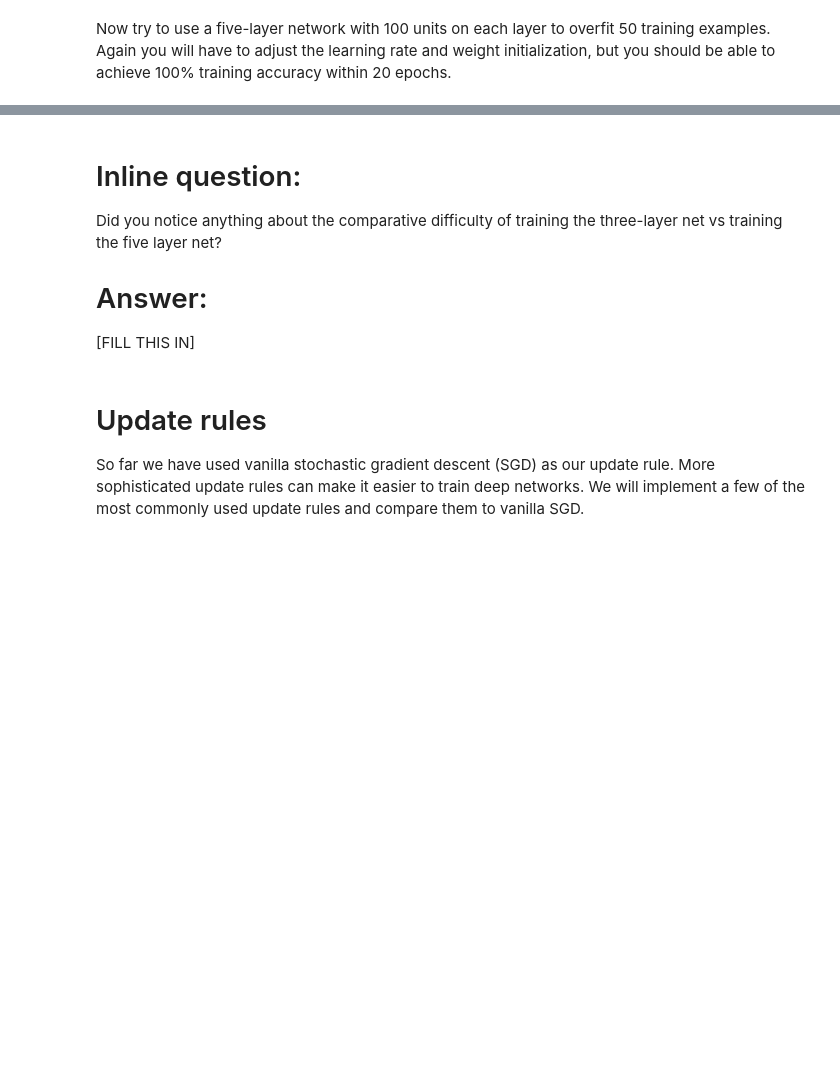
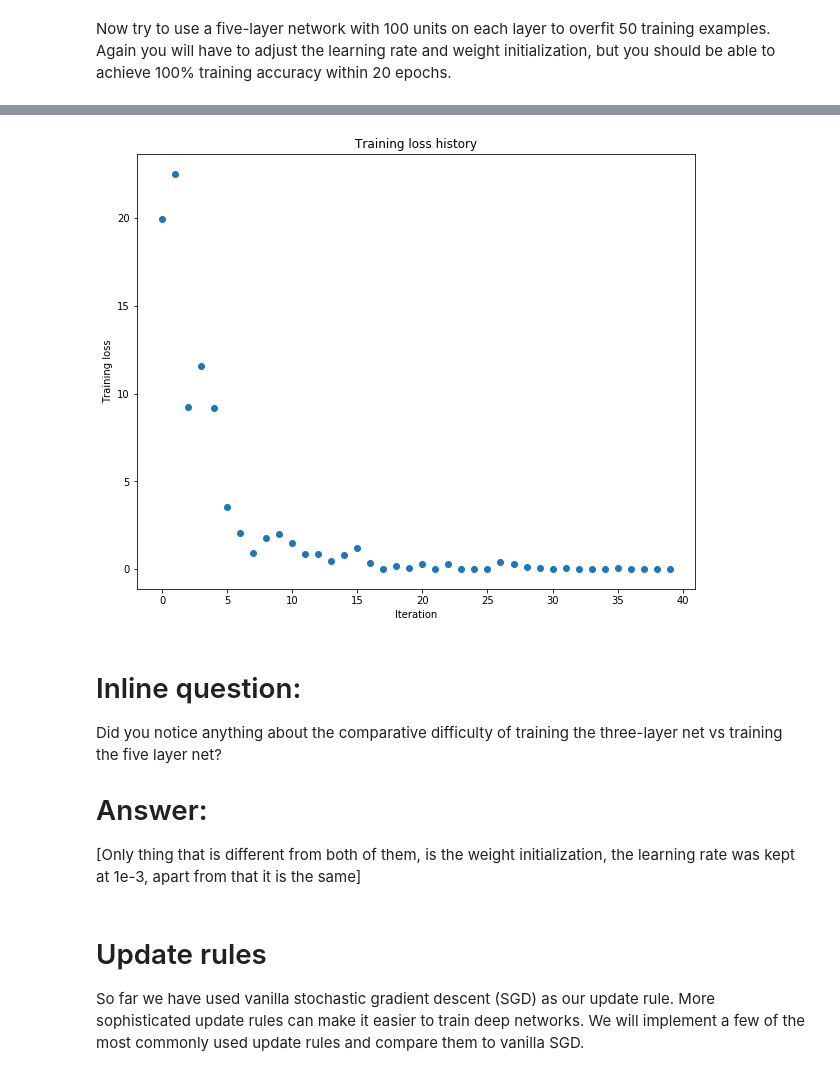
Before and after one commit to Raiszo/cs231n, a Jupyter notebook: assignment2/FullyConnectedNets.ipynb, the cells around one changed output, grey strips where cells are left out. Saved outputs shown, nothing was run; the diff lists cells and outputs as text; code cells hidden in the pictures; blank space fills up the shorter version.

```diff
--- a/assignment2/FullyConnectedNets.ipynb
+++ b/assignment2/FullyConnectedNets.ipynb
@@ -453,7 +482,7 @@ small_data = {
 }
 
 learning_rate = 1e-3
-weight_scale = 1e-5
+weight_scale = 7e-2 # again the only one touched
 model = FullyConnectedNet([100, 100, 100, 100],
                 weight_scale=weight_scale, dtype=np.float64)
 solver = Solver(model, small_data,
@@ -470,3 +499,4 @@ plt.title('Training loss history')
 plt.xlabel('Iteration')
 plt.ylabel('Training loss')
 plt.show()
+# %% [output]
@@ -473,9 +520,10 @@ plt.show()
+[figure, added]
 # %% [markdown]
 # Inline question:
 Did you notice anything about the comparative difficulty of training the three-layer net vs training the five layer net?
 
 # Answer:
-[FILL THIS IN]
+[Only thing that is different from both of them, is the weight initialization, the learning rate was kept at 1e-3, apart from that it is the same]
 # %% [markdown]
 # Update rules
 So far we have used vanilla stochastic gradient descent (SGD) as our update rule. More sophisticated update rules can make it easier to train deep networks. We will implement a few of the most commonly used update rules and compare them to vanilla SGD.
```
Also changed, not shown: parts of 8 cells of this notebook, 2 other files.
